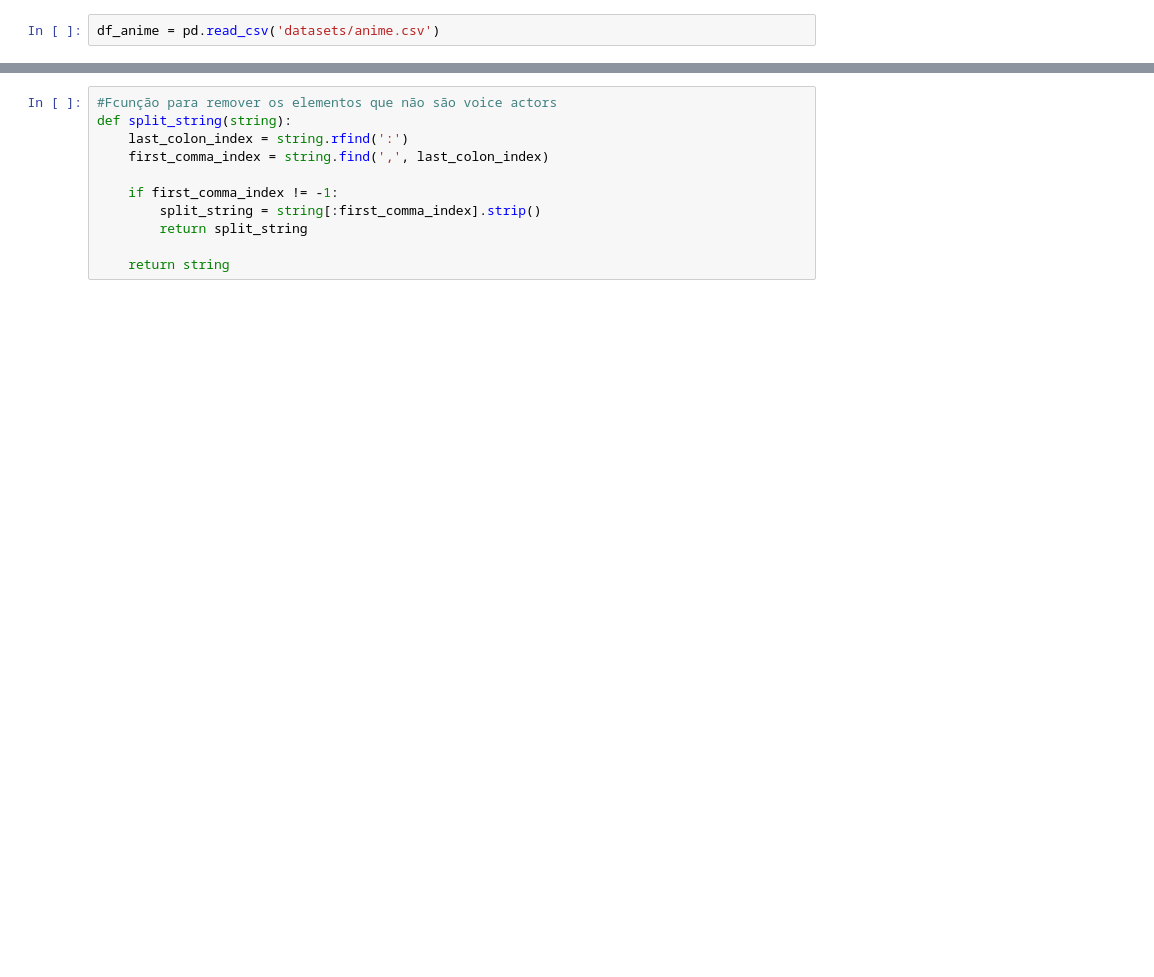
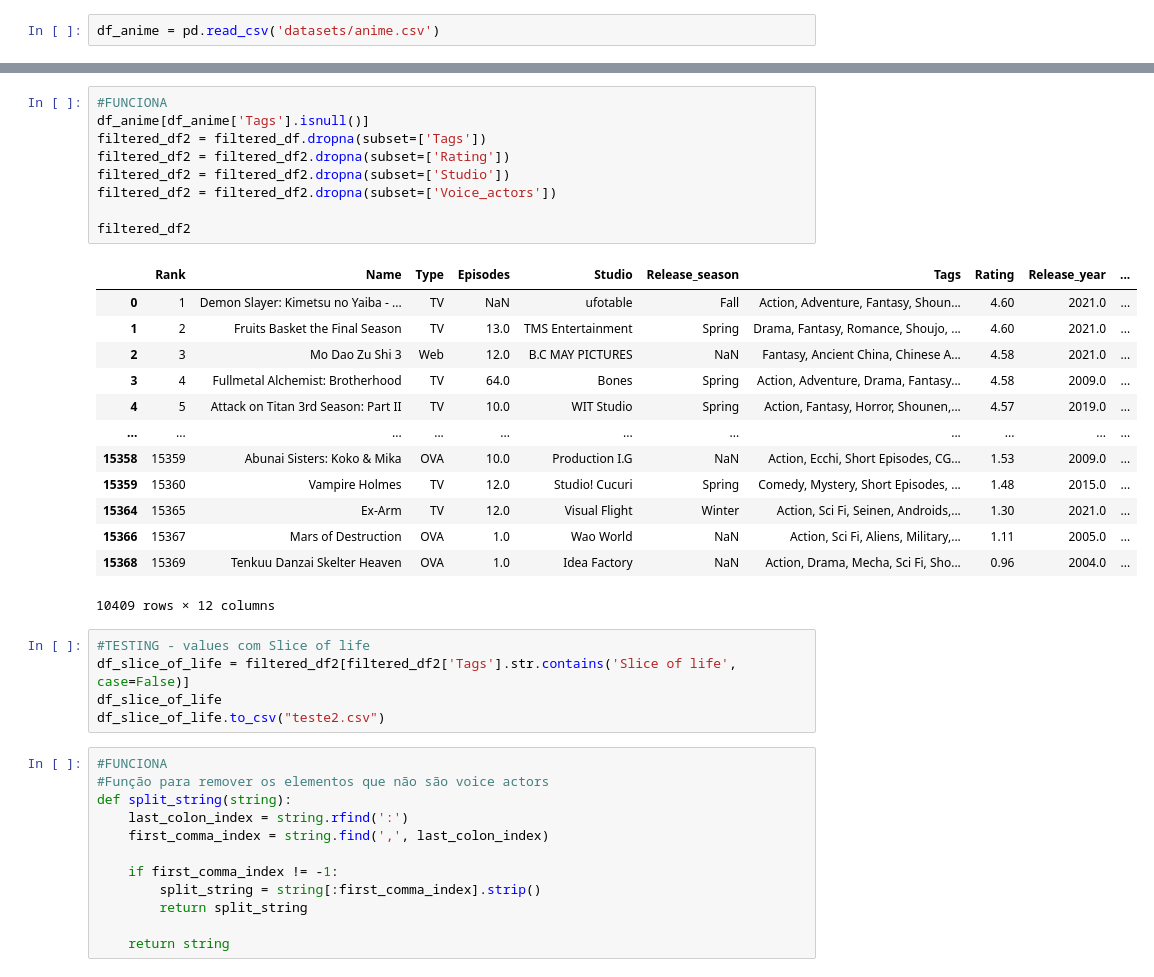
Before and after one commit to Igor-Kubota/Anime-Recommendation, a Jupyter notebook: anime_dataset.ipynb, the cells around one changed output, grey strips where cells are left out. Saved outputs shown, nothing was run; the diff lists cells and outputs as text; blank space fills up the shorter version.

```diff
--- a/anime_dataset.ipynb
+++ b/anime_dataset.ipynb
@@ -17,5 +43,34 @@ filtered_df = df_anime[df_anime['Japanese_name'] == 'Love Live Superstar!!']
+# %%
+#FUNCIONA
+df_anime[df_anime['Tags'].isnull()]
+filtered_df2 = filtered_df.dropna(subset=['Tags'])
+filtered_df2 = filtered_df2.dropna(subset=['Rating'])
+filtered_df2 = filtered_df2.dropna(subset=['Studio'])
+filtered_df2 = filtered_df2.dropna(subset=['Voice_actors'])
+
+filtered_df2
+# %% [output]
+|  | Rank | Name | Type | Episodes | Studio | Release_season | Tags | Rating | Release_year | ... |
+| 0 | 1 | Demon Slayer: Kimetsu no Yaiba - ... | TV | NaN | ufotable | Fall | Action, Adventure, Fantasy, Shoun... | 4.60 | 2021.0 | ... |
+| 1 | 2 | Fruits Basket the Final Season | TV | 13.0 | TMS Entertainment | Spring | Drama, Fantasy, Romance, Shoujo, ... | 4.60 | 2021.0 | ... |
+| 2 | 3 | Mo Dao Zu Shi 3 | Web | 12.0 | B.C MAY PICTURES | NaN | Fantasy, Ancient China, Chinese A... | 4.58 | 2021.0 | ... |
+| 3 | 4 | Fullmetal Alchemist: Brotherhood | TV | 64.0 | Bones | Spring | Action, Adventure, Drama, Fantasy... | 4.58 | 2009.0 | ... |
+| 4 | 5 | Attack on Titan 3rd Season: Part II | TV | 10.0 | WIT Studio | Spring | Action, Fantasy, Horror, Shounen,... | 4.57 | 2019.0 | ... |
+| ... | ... | ... | ... | ... | ... | ... | ... | ... | ... | ... |
+| 15358 | 15359 | Abunai Sisters: Koko & Mika | OVA | 10.0 | Production I.G | NaN | Action, Ecchi, Short Episodes, CG... | 1.53 | 2009.0 | ... |
+| 15359 | 15360 | Vampire Holmes | TV | 12.0 | Studio! Cucuri | Spring | Comedy, Mystery, Short Episodes, ... | 1.48 | 2015.0 | ... |
+| 15364 | 15365 | Ex-Arm | TV | 12.0 | Visual Flight | Winter | Action, Sci Fi, Seinen, Androids,... | 1.30 | 2021.0 | ... |
+| 15366 | 15367 | Mars of Destruction | OVA | 1.0 | Wao World | NaN | Action, Sci Fi, Aliens, Military,... | 1.11 | 2005.0 | ... |
+| 15368 | 15369 | Tenkuu Danzai Skelter Heaven | OVA | 1.0 | Idea Factory | NaN | Action, Drama, Mecha, Sci Fi, Sho... | 0.96 | 2004.0 | ... |
+10409 rows × 12 columns
+# %%
+#TESTING - values com Slice of life
+df_slice_of_life = filtered_df2[filtered_df2['Tags'].str.contains('Slice of life', case=False)]
+df_slice_of_life
+df_slice_of_life.to_csv("teste2.csv")
 # %%
-#Fcunção para remover os elementos que não são voice actors
+#FUNCIONA
+#Função para remover os elementos que não são voice actors
 def split_string(string):
     last_colon_index = string.rfind(':')
     first_comma_index = string.find(',', last_colon_index)
```
Also changed, not shown: parts of 7 cells of this notebook, 1 other file.
